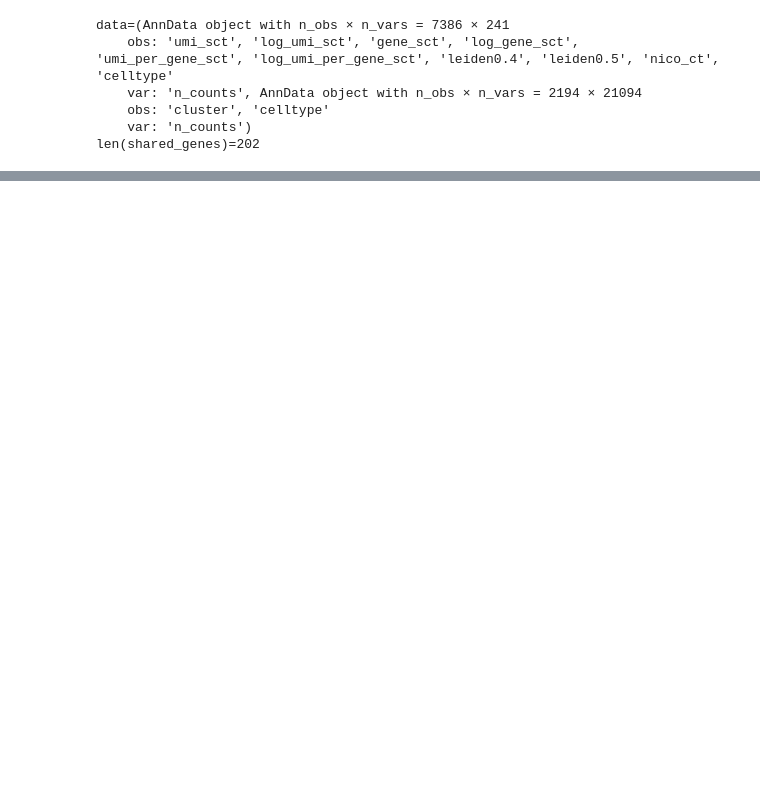
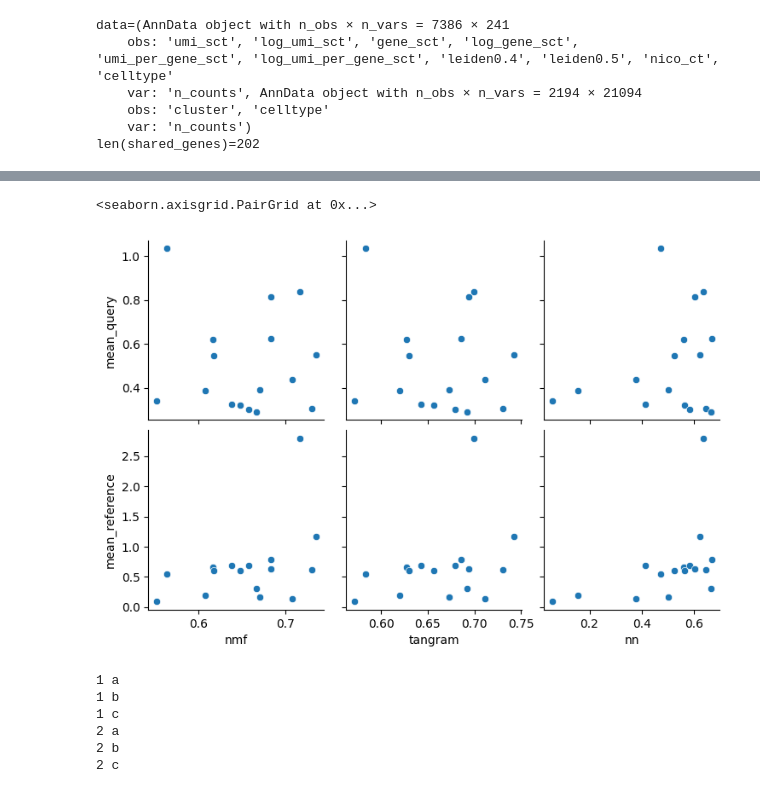
Before and after one commit to egerc/spatial_transcript_inference, a Jupyter notebook: benchmarking_refactor.ipynb, the cells around one changed output, grey strips where cells are left out. Drawn from its saved outputs; the diff is of its cells as text; code cells hidden in the pictures; blank space fills up the shorter version.

```diff
--- a/benchmarking_refactor.ipynb
+++ b/benchmarking_refactor.ipynb
@@ -120,19 +338,0 @@ df_pearson = pd.DataFrame(df["score"].map(lambda t: float(pearsonr(t[0].mean(axi
-# %%
-import matplotlib.pyplot as plt
-import seaborn as sns
-import pandas as pd
-
-df_reset = df_pearson.reset_index()
-
-plt.figure(figsize=(8, 6))
-
-sns.boxplot(data=df_reset, x="method", y="score", color="lightgray")
-
-for celltype, group in df_reset.groupby("celltype"):
-    plt.plot(group["method"], group["score"], marker="o", label=celltype, alpha=0.5)
-
-plt.legend(bbox_to_anchor=(1.05, 1), loc="upper left", fontsize="small", title="Celltype")
-plt.title("Scores per Method with Celltype Lines")
-plt.ylim(0, 1)
-plt.tight_layout()
-plt.show()
@@ -141,0 +408,22 @@ model = Model(input, 10, target)
+# %%
+sns.pairplot(
+    test,
+    x_vars=[method_name for method_name, _ in methods.items()],
+    y_vars=[f_name for f_name, _ in functions],
+)
+# %% [output]
+<seaborn.axisgrid.PairGrid at 0x...>
+[figure, added]
+# %%
+from itertools import combinations
+
+
+for a, b in product([1,2], ["a", "b", "c"]):
+    print(a, b)
+# %% [output]
+1 a
+1 b
+1 c
+2 a
+2 b
+2 c
```
Also changed, not shown: parts of 40 cells of this notebook.
